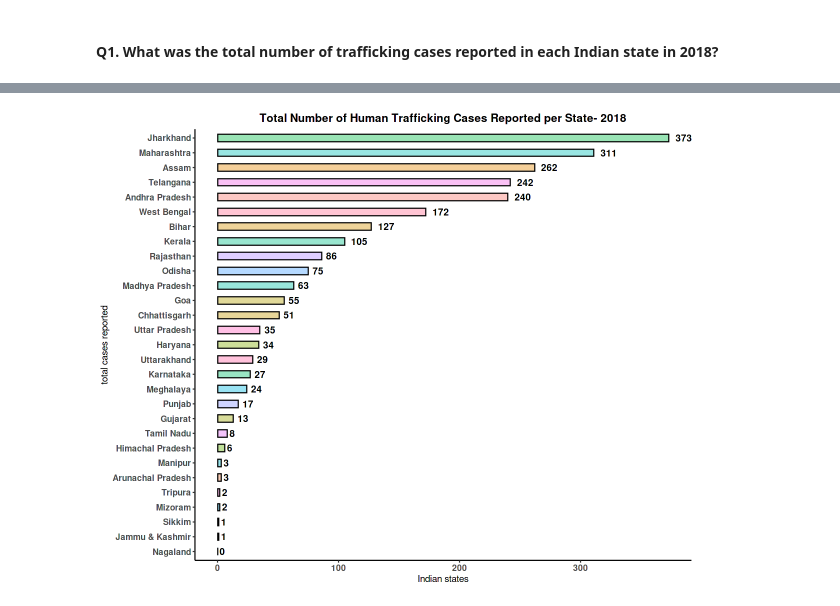
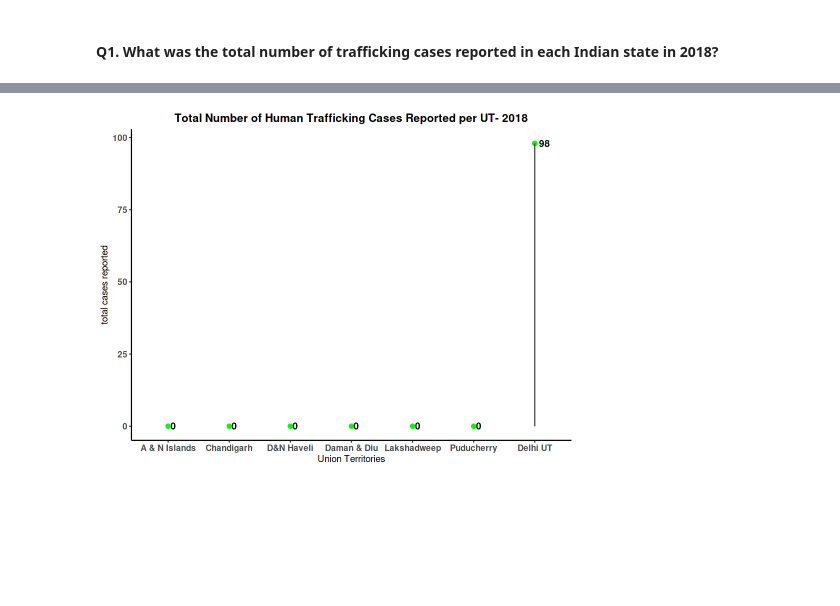
Before and after one commit to Cshefali/Human-Trafficking-India-Analysis, a Jupyter notebook: india-human-trafficking-analysis-2018-2020.ipynb, the cells around one changed output, grey strips where cells are left out. Saved outputs shown, nothing was run; the diff lists cells and outputs as text; code cells hidden in the pictures; blank space fills up the shorter version.

Commit message:
Kaggle Notebook | India: Human Trafficking Analysis (2018-2020) | Version 4

```diff
--- a/india-human-trafficking-analysis-2018-2020.ipynb
+++ b/india-human-trafficking-analysis-2018-2020.ipynb
@@ -313,16 +329,16 @@ kaggle_plotsize <- function(width, height) {
 # %%
-#number of cases reported per Indian State
-kaggle_plotsize(10,8)
+#total cases reported per Union Territory in 2018
+kaggle_plotsize(8,6)
 states_data_18 %>%
-filter(region_type=="state") %>%
+filter(region_type=="union territory") %>%
 ggplot(aes(x=reorder(states_ut,cases_reported),y=cases_reported,fill=states_ut)) +
-geom_bar(stat="identity",width=0.5,color="black",alpha=0.4) +
+geom_point(size=2,color="green") +
+geom_segment(aes(x=states_ut,xend=states_ut,y=0,yend=cases_reported),color="grey23") +
 geom_text(aes(label=cases_reported),color="black",stat="identity",hjust=-0.4,fontface="bold") +
 theme_classic() +
 theme(axis.text = element_text(face="bold",size=10),legend.position="none",
      plot.title=element_text(face="bold",hjust=0.5)) +
-labs(x="total cases reported", y="Indian states",
-     title="Total Number of Human Trafficking Cases Reported per State- 2018") +
-coord_flip()
+labs(x="Union Territories", y="total cases reported",
+     title="Total Number of Human Trafficking Cases Reported per UT- 2018")
 # %% [output]
-[figure, old version]
+[figure, new version]
```
Also changed, not shown: parts of 5 cells of this notebook.
